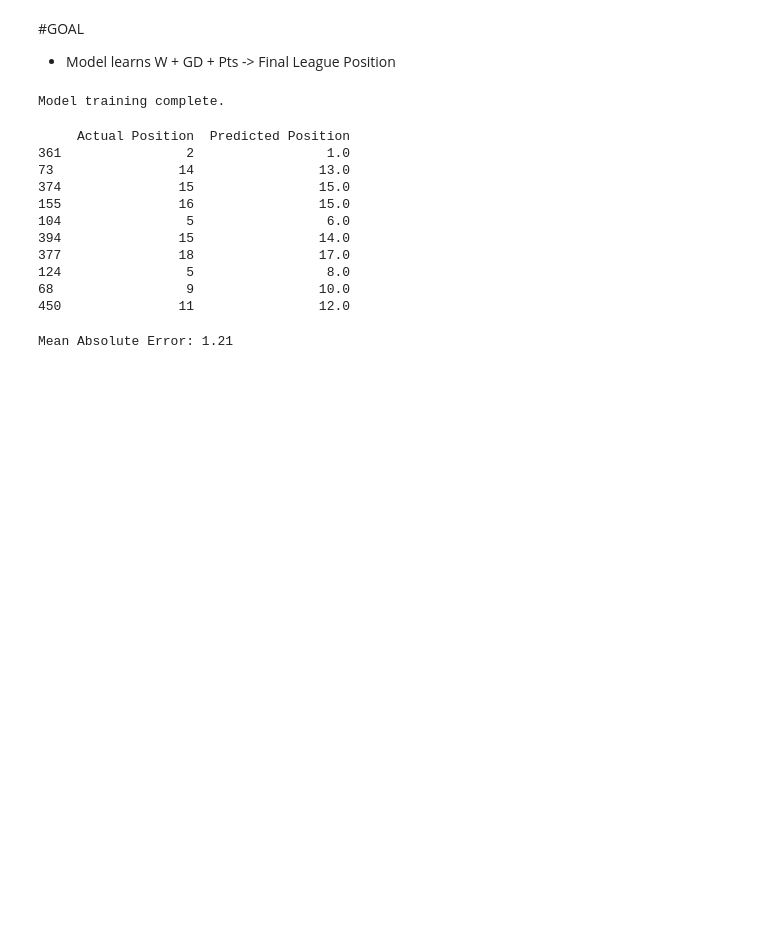
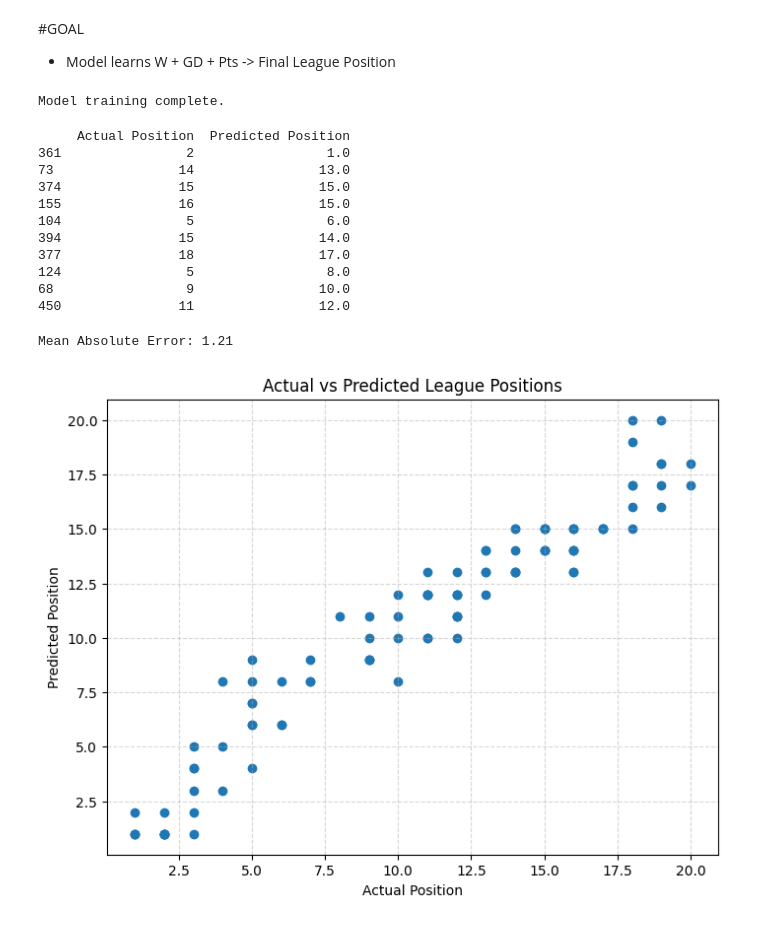
Before and after one commit to milliemcvey/prem-predictor, a Jupyter notebook: notebooks/03-feature-engineering.ipynb, the cells around one changed output. Drawn from its saved outputs; the diff is of its cells as text; code cells hidden in the pictures; blank space fills up the shorter version.

```diff
--- a/notebooks/03-feature-engineering.ipynb
+++ b/notebooks/03-feature-engineering.ipynb
@@ -160,3 +160,21 @@ mae = mean_absolute_error(y_test, y_pred_rounded)
 print("Mean Absolute Error:", mae)
 # %% [output]
 Mean Absolute Error: 1.21
+# %%
+# Visualise Predictions
+
+# STEP 7: Visualise Predictions
+
+plt.figure(figsize=(8,6))
+
+plt.scatter(y_test, y_pred_rounded)
+
+plt.title("Actual vs Predicted League Positions")
+plt.xlabel("Actual Position")
+plt.ylabel("Predicted Position")
+
+plt.grid(True, linestyle="--", alpha=0.5)
+
+plt.show()
+# %% [output]
+[figure, added]
```
Also changed, not shown: 1 other file.
